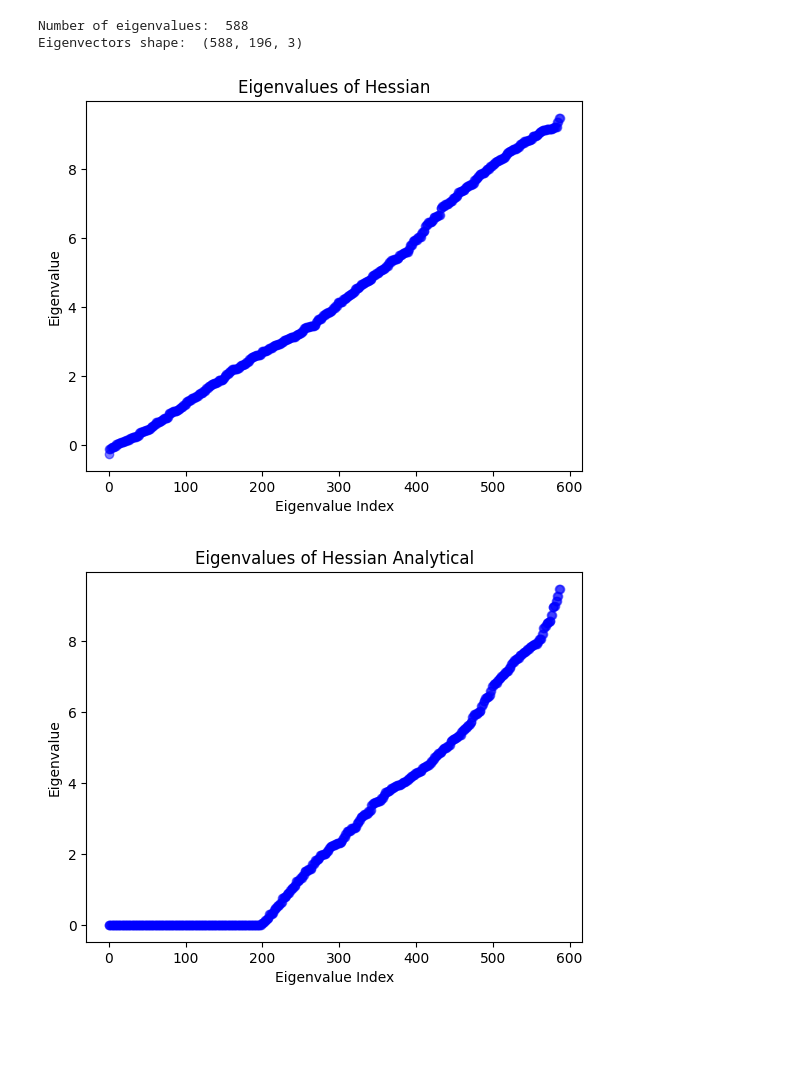
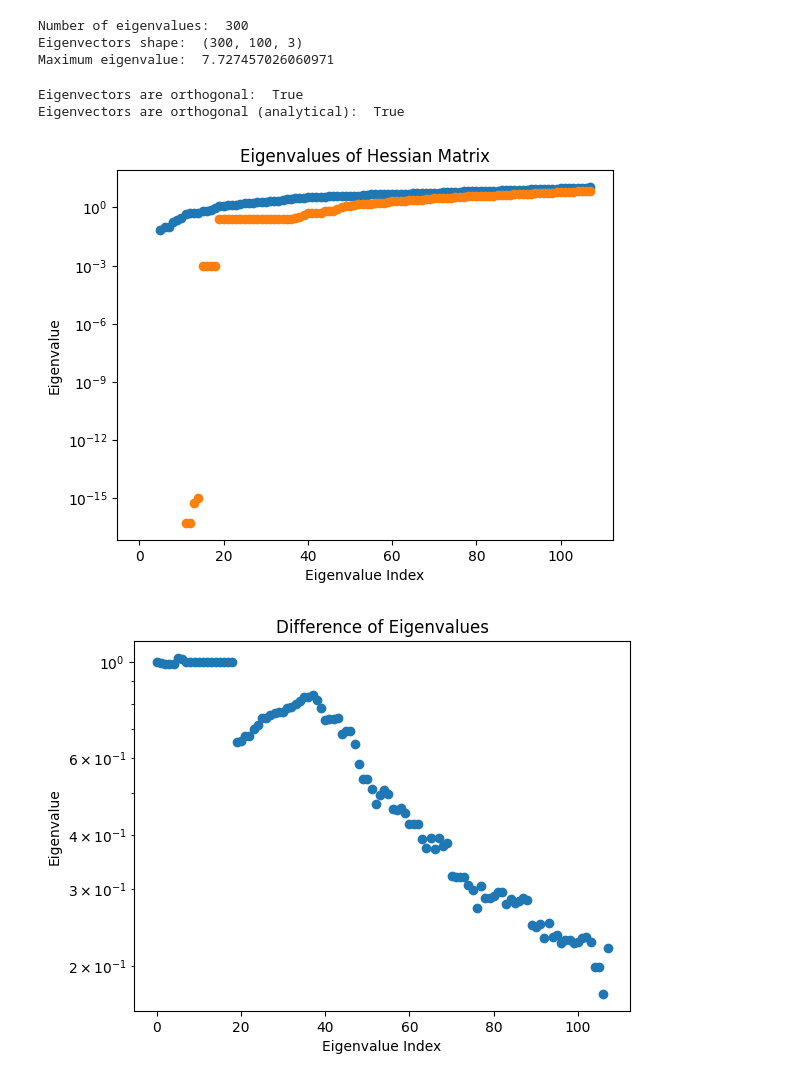
Before and after one commit to JJkrokoder/hydrodynamic_int, a Jupyter notebook: examples/plain_memb_diag/PM_modes.ipynb, the cells around one changed output. Drawn from its saved outputs; the diff is of its cells as text; code cells hidden in the pictures; blank space fills up the shorter version.

Commit message:
Fixed hessian precission and diagonal spring constant for pm

```diff
--- a/examples/plain_memb_diag/PM_modes.ipynb
+++ b/examples/plain_memb_diag/PM_modes.ipynb
@@ -26,20 +26,19 @@ def graph_positions(positions : list, title : str =None):
         plt.title(title)
     plt.show()
 
-def plot_eigenvalues(eigenvalues: np.ndarray, title : str =None):
+def plot_eigenvalues(ax, eigenvalues: np.ndarray, title : str =None):
     """
     Plot the eigenvalues of the Hessian matrix.
     :param eigenvalues: A numpy array containing the eigenvalues of the Hessian matrix.
     :param title: The title of the graph.
     """
-    fig = plt.figure()
-    ax = fig.add_subplot(111)
-    ax.scatter(range(len(eigenvalues)), eigenvalues, c='b', marker='o', alpha=0.5)
+    ax.plot(eigenvalues, 'o')
     ax.set_xlabel('Eigenvalue Index')
     ax.set_ylabel('Eigenvalue')
+    ax.set_title('Eigenvalues of Hessian Matrix')
+    ax.set_yscale('log')
     if title:
         plt.title(title)
-    plt.show()
 
 def createfrontviewsp(ax, positions : list, eigenmode: np.ndarray):
     """
@@ -159,8 +158,19 @@ def graph_mode_surface (positions : list, eigenmode: np.ndarray, title : str =No
     plt.show()
 # %%
 
-length = 10
-Density = 2
-Kp = 1/np.sqrt(Density)
+length = 20
+Density = 1
 
 positions, bonds = construct_structure(length, length, Density, Ka=1, Kp=1)
+
+'''
+pos_array = np.array(positions)
+displaced_positions = pos_array + np.random.normal(0, 1e-12, pos_array.shape)
+positions = displaced_positions.tolist()
+'''
+
+number_of_particles = len(positions)
+print(f"Number of particles: {number_of_particles}")
+
+hessian = hess.obtainHessian(positions, bonds, create_sp=True, method='Numerical')
+hessian_analytical = hess.obtainHessian(positions, bonds, create_sp=True, method='Analytical')
@@ -167,4 +195,0 @@ positions, bonds = construct_structure(length, length, Density, Ka=1, Kp=1)
-# %%
-
-hessian = hess.obtainHessian(positions, bonds, create_sp=False, method='Numerical')
-hessian_analytical = hess.obtainHessian(positions, bonds, create_sp=False, method='Analytical')
@@ -215,6 +272,13 @@ eigenvalues, eigenvectors, hessian_reshaped, eigenvectors_reshaped = hess.diagon
 eigenvalues_analytical, eigenvectors_analytical, hessian_reshaped_analytical, eigenvectors_reshaped_analytical = hess.diagonalize_hessian(hessian_analytical)
 print("Number of eigenvalues: ", len(eigenvalues))
 print("Eigenvectors shape: ", eigenvectors.shape)
+
+print("Maximum eigenvalue: ", np.max(eigenvalues))
+
+
+#eigenvectors, eigenvectors_reshaped = remove_mean_displacement(eigenvectors, eigenvectors_reshaped)
+#eigenvectors_analytical, eigenvectors_reshaped_analytical = remove_mean_displacement(eigenvectors_analytical, eigenvectors_reshaped_analytical)
 # %% [output]
-Number of eigenvalues:  588
-Eigenvectors shape:  (588, 196, 3)
+Number of eigenvalues:  300
+Eigenvectors shape:  (300, 100, 3)
+Maximum eigenvalue:  7.727457026060971
@@ -221,12 +291,26 @@ Eigenvectors shape:  (588, 196, 3)
 # %%
 # Check if the eigenvectors are orthogonal
-orthogonal = np.allclose(np.dot(eigenvectors_reshaped.T, eigenvectors_reshaped), np.eye(eigenvectors_reshaped.shape[1]))
+orthogonal = np.allclose(np.dot(eigenvectors_reshaped.T, eigenvectors_reshaped), np.eye(len(eigenvalues)))
+analytical_orthogonal = np.allclose(np.dot(eigenvectors_reshaped_analytical.T, eigenvectors_reshaped_analytical), np.eye(len(eigenvalues_analytical)))
+print("Eigenvectors are orthogonal: ", orthogonal)
+print("Eigenvectors are orthogonal (analytical): ", analytical_orthogonal)
+# %% [output]
+Eigenvectors are orthogonal:  True
+Eigenvectors are orthogonal (analytical):  True
 # %%
-plot_eigenvalues(eigenvalues, title="Eigenvalues of Hessian")
-plot_eigenvalues(eigenvalues_analytical, title="Eigenvalues of Hessian Analytical")
+
+
+fig, ax = plt.subplots()
+plot_eigenvalues(ax, eigenvalues, title="Eigenvalues of Hessian")
+plot_eigenvalues(ax, eigenvalues_analytical)
+plt.show()
+
+fig, ax = plt.subplots()
+plot_eigenvalues(ax, np.abs(eigenvalues - eigenvalues_analytical)/np.abs(eigenvalues + eigenvalues_analytical), title="Difference of Eigenvalues")
+plt.show()
 # %% [output]
-[figure, old version]
+[figure, new version]
-[figure, old version]
+[figure, new version]
 # %%
 
 def plot_mode(positions : list, eigenmode: np.ndarray):
```
Also changed, not shown: parts of 8 cells of this notebook, 10 other files.
